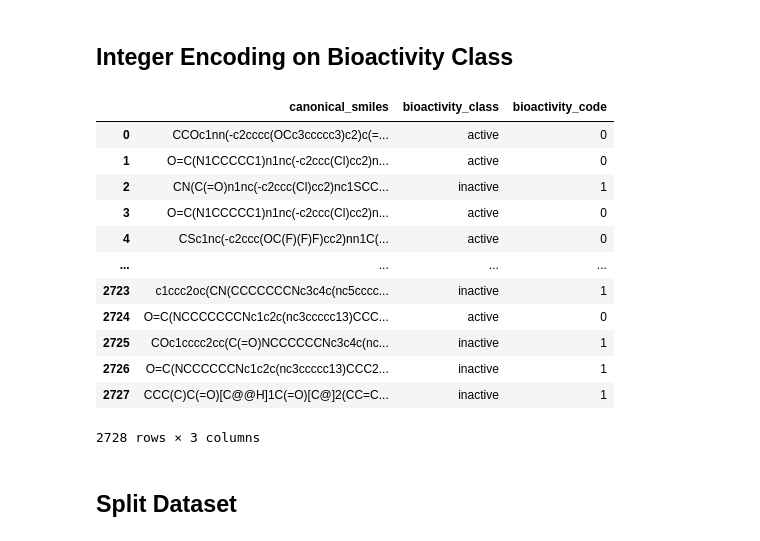
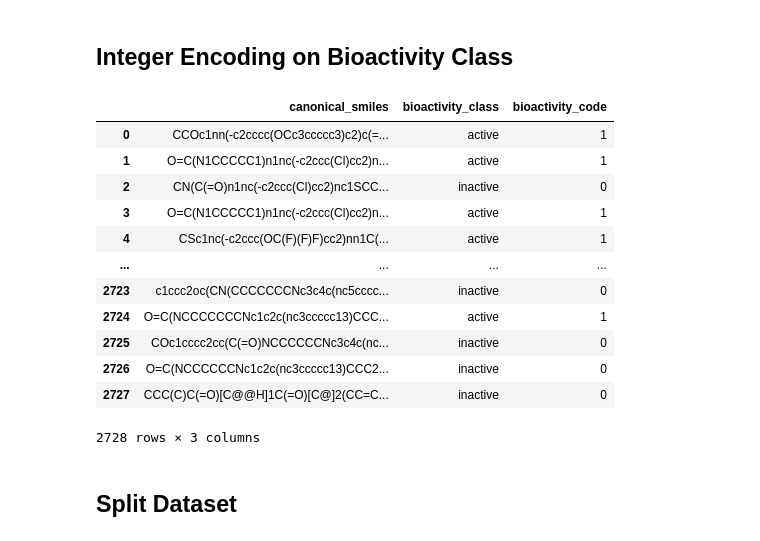
Before and after one commit to alyssaimani/Drug-Discovery-Acetylcholinesterase, a Jupyter notebook: Drug_Discovery_acetylcholinesterase_Classification_with_ChemBERTa.ipynb, the cells around one changed output. Saved outputs shown, nothing was run; the diff lists cells and outputs as text; code cells hidden in the pictures.

```diff
--- a/Drug_Discovery_acetylcholinesterase_Classification_with_ChemBERTa.ipynb
+++ b/Drug_Discovery_acetylcholinesterase_Classification_with_ChemBERTa.ipynb
@@ -33,21 +33,22 @@ smiles_2class
 # %%
 from sklearn import preprocessing
 le = preprocessing.LabelEncoder()
-smiles_2class['bioactivity_code'] = le.fit_transform(smiles_2class['bioactivity_class'])
+label_mapping = {"active": 1, "inactive": 0}
+smiles_2class['bioactivity_code'] = le.fit_transform([label_mapping[bioactivity_class] for bioactivity_class in smiles_2class['bioactivity_class']])
 smiles_2class
 # %% [output]
 |  | canonical_smiles | bioactivity_class | bioactivity_code |
-| 0 | CCOc1nn(-c2cccc(OCc3ccccc3)c2)c(=... | active | 0 |
-| 1 | O=C(N1CCCCC1)n1nc(-c2ccc(Cl)cc2)n... | active | 0 |
-| 2 | CN(C(=O)n1nc(-c2ccc(Cl)cc2)nc1SCC... | inactive | 1 |
-| 3 | O=C(N1CCCCC1)n1nc(-c2ccc(Cl)cc2)n... | active | 0 |
-| 4 | CSc1nc(-c2ccc(OC(F)(F)F)cc2)nn1C(... | active | 0 |
+| 0 | CCOc1nn(-c2cccc(OCc3ccccc3)c2)c(=... | active | 1 |
+| 1 | O=C(N1CCCCC1)n1nc(-c2ccc(Cl)cc2)n... | active | 1 |
+| 2 | CN(C(=O)n1nc(-c2ccc(Cl)cc2)nc1SCC... | inactive | 0 |
+| 3 | O=C(N1CCCCC1)n1nc(-c2ccc(Cl)cc2)n... | active | 1 |
+| 4 | CSc1nc(-c2ccc(OC(F)(F)F)cc2)nn1C(... | active | 1 |
 | ... | ... | ... | ... |
-| 2723 | c1ccc2oc(CN(CCCCCCCNc3c4c(nc5cccc... | inactive | 1 |
-| 2724 | O=C(NCCCCCCCNc1c2c(nc3ccccc13)CCC... | active | 0 |
-| 2725 | COc1cccc2cc(C(=O)NCCCCCCNc3c4c(nc... | inactive | 1 |
-| 2726 | O=C(NCCCCCCNc1c2c(nc3ccccc13)CCC2... | inactive | 1 |
-| 2727 | CCC(C)C(=O)[C@@H]1C(=O)[C@]2(CC=C... | inactive | 1 |
+| 2723 | c1ccc2oc(CN(CCCCCCCNc3c4c(nc5cccc... | inactive | 0 |
+| 2724 | O=C(NCCCCCCCNc1c2c(nc3ccccc13)CCC... | active | 1 |
+| 2725 | COc1cccc2cc(C(=O)NCCCCCCNc3c4c(nc... | inactive | 0 |
+| 2726 | O=C(NCCCCCCNc1c2c(nc3ccccc13)CCC2... | inactive | 0 |
+| 2727 | CCC(C)C(=O)[C@@H]1C(=O)[C@]2(CC=C... | inactive | 0 |
 2728 rows × 3 columns
 # %% [markdown]
 ## Split Dataset
```
Also changed, not shown: parts of 8 cells of this notebook.
